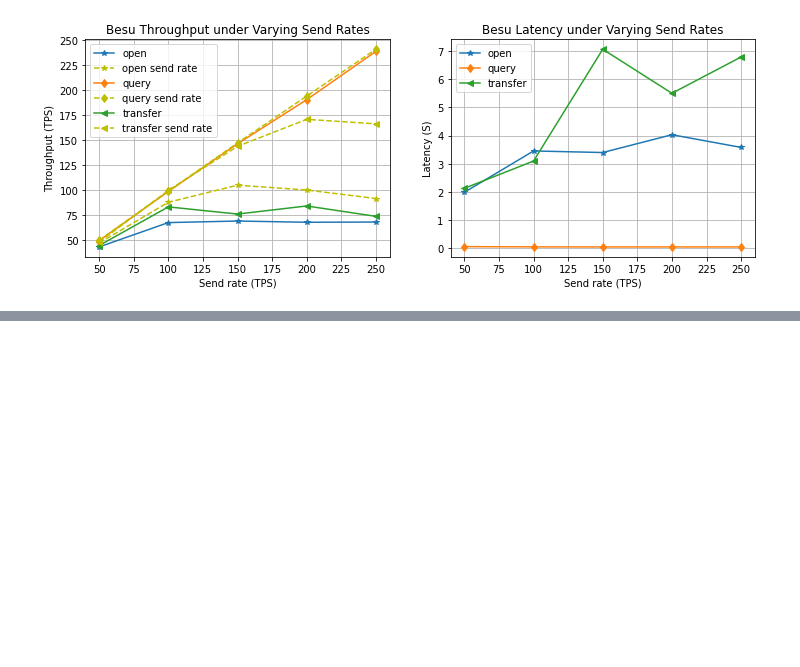
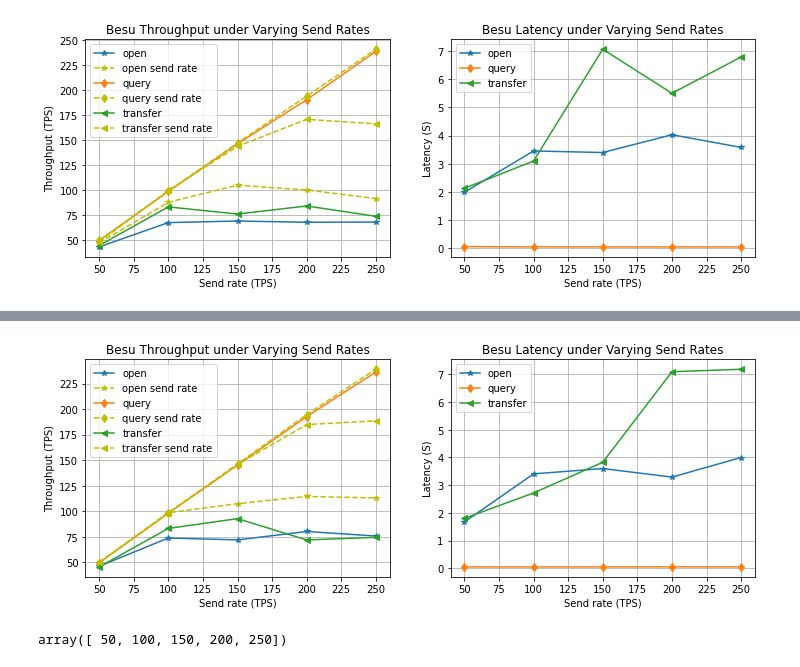
Before and after one commit to CaixiangFan/besu-benchmark, a Jupyter notebook: src/data_process.ipynb, the cells around one changed output, grey strips where cells are left out. Drawn from its saved outputs; the diff is of its cells as text; code cells hidden in the pictures; blank space fills up the shorter version.

```diff
--- a/src/data_process.ipynb
+++ b/src/data_process.ipynb
@@ -142,0 +161,8 @@ plot_with_real_sendrate(df_res)
+# %%
+# 16u60gram
+path_reports_4nodes = '../caliper-benchmarks/reports-20211130-162538'
+sendrates = np.arange(50, 300, 50)
+df_res = get_res_df(path_reports_4nodes, sendrates)
+plot_with_real_sendrate(df_res)
+# %% [output]
+[figure, added]
@@ -142,0 +177,4 @@ plot_with_real_sendrate(df_res)
+# %%
+sendrates
+# %% [output]
+array([ 50, 100, 150, 200, 250])
```
Also changed, not shown: parts of 15 cells of this notebook, 1 other file.
